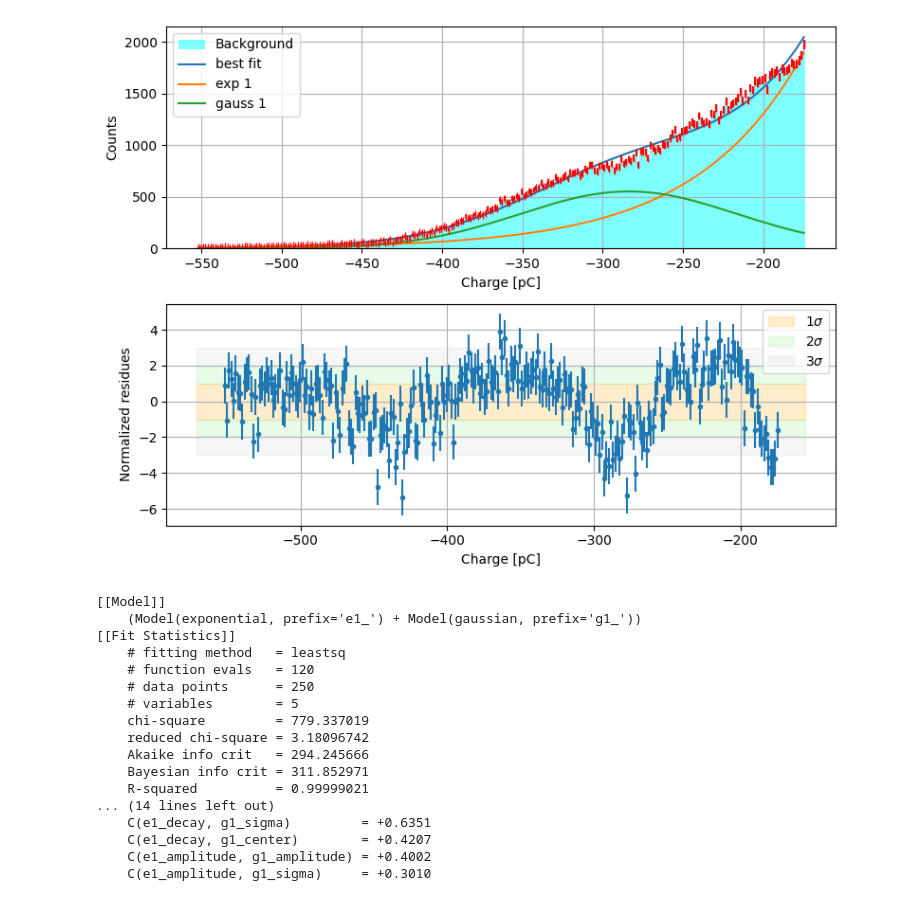
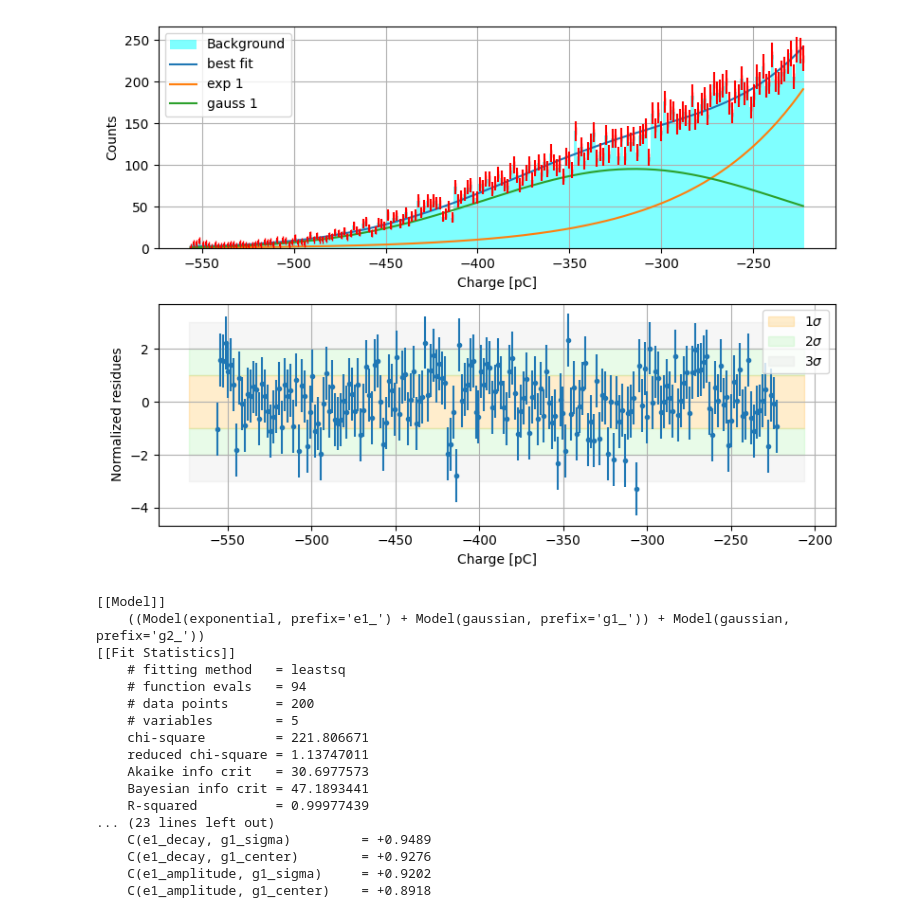
Before and after one commit to 0-DvD-0/Sfera, a Jupyter notebook: Jupyter/Fit completo.ipynb, the cells around one changed output. Drawn from its saved outputs; the diff is of its cells as text; code cells hidden in the pictures.

Commit message:
Fit completo ora funziona su molti canali. La Fermi Dirac non è implementata, non prende il Compton

```diff
--- a/Jupyter/Fit completo.ipynb
+++ b/Jupyter/Fit completo.ipynb
@@ -8,5 +6,5 @@ Welcome to JupyROOT 6.30/06
 # %%
-channel = 5
+channel = 7
 # %%
 #Tensione per considerare il segnale come saturato
 Vt = np.array([-1.3, -1.3, -1.3, -1.3, -1.3, -1.3, -1.5, -1.3,
@@ -22,10 +20,10 @@ Vt = Vt[channel]
 Q_max = Q_max[channel]
 Q_min = Q_min[channel]
 # %%
-PATH = '../Dati/21-03/Run_ch5_Cs_Measurements_Only_3_21_2024.root' #Percorso relativo del file da analizzare
+PATH = '../Dati/21-03/Run_ch' + str(channel) + '_Cs_Measurements_Only_3_21_2024_0000.root' #Percorso relativo del file da analizzare
 RunCs = uproot.open(PATH) #Apertura file da analizzare
 
-noise_file = '../Dati/Noises/ch' + str(channel) + '.root'  #File di rumore di riferimento per il canale
+noise_file = '../Dati/21-03/Run_ch' + str(channel) + '_X_Measurements_Only_3_21_2024_0000.root'  #File di rumore di riferimento per il canale
 RunNoise = uproot.open(noise_file)  #Apertura rumore
 # %%
 #Estrazione dati da file
@@ -64,9 +62,18 @@ print("#Noise ripulita su ch " + str(channel) + " = " + str(len(chargeN)))
 # %%
-Nbin = 250
-bin_lims = [int(Nbin *45 / 100), int(Nbin * 85 / 100)] #Scelgo gli estremi
+Nbin = 200
+bin_lims = [int(Nbin *45 / 100), int(Nbin * 80 / 100)] #Scelgo gli estremi
 _, edges, _ = plt.hist(chargeCs, bins = Nbin, color = "r")
 plt.clf()
 lims = [edges[bin_lims[0]], edges[bin_lims[1]]]
 binCs, edgesCs, _ = plt.hist(chargeCs, bins = Nbin, range = lims, color = "b", alpha = 0.5)
+centersCs = np.convolve(edgesCs, [0.5, 0.5], "valid")
+errCs = np.sqrt(binCs)
+
+plt.errorbar(centersCs, binCs, errCs, color = "red", fmt='|')
+plt.grid()
+plt.xlabel("Charge [pC]")
+plt.ylabel("Counts")
+plt.title("Rumore + sorgente")
+
 plt.show()
 # %% [output]
@@ -85,14 +101,27 @@ from lmfit.models import GaussianModel, ExponentialModel, ThermalDistributionMod
 # %%
-exp1 = ExponentialModel(prefix='e1_') #Esponenziale
-gauss1 = GaussianModel(prefix='g1_')  #Gaussiana
+exp1   = ExponentialModel(prefix='e1_') #Esponenziale
+gauss1 = GaussianModel(prefix='g1_')    #Gaussiana
+gauss2 = GaussianModel(prefix='g2_')    #Gaussiana
+fd1    = ThermalDistributionModel(form = "fermi", prefix = "fd1_") #Fermi Dirac
+
+
 
 params = exp1.guess(binN, x=centersN)           #Inizializzo i parametri dell'esponenziale
-params.update(gauss1.guess(binN, x=centersN))   #Aggiorno i parametri, aggiungendo la gaussiana
+params.update(gauss1.guess(binN, x=centersN))   #Indovina i parametri della prima gaussiana
+params.update(gauss2.make_params(amplitude = 0, center = -320, sigma = 25)) #Imposta la seconda gaussiana con A = 0 (necessario per primo fit)
+params.update(fd1.make_params(amplitude = 0, center = -200, kt = 0.01))     #Imposta la Fermi Dirac con A = 0 (necessario per primo fit)
 
-model = exp1 + gauss1  #Definisco il modello gaussiana + esponenziale
+params["g2_amplitude"].vary = False    #Blocco i parametri della seconda gaussiana e della
+params["g2_center"].vary = False       #Fermi Dirac: non servono nel primo fit
+params["g2_sigma"].vary = False
+params["fd1_amplitude"].vary = False
+params["fd1_center"].vary = False
+params["fd1_kt"].vary = False
+
+model = exp1 + gauss1 + gauss2 #+ fd1     #Per ora non usiamo la Fermi Dirac at all
 
 # Fit the model to the data
-result = model.fit(binN, params, x = centersN, weights = 1 / errN)
+result = model.fit(binN, params, x = centersN, weights = 1 / errN, nan_policy='omit')
 
 
 fig, (ax1, ax2) = plt.subplots(2, 1, figsize=(8, 6))
@@ -102,54 +131,55 @@ ax1.set_xlabel('Charge [pC]')
 ax1.set_ylabel('Counts')
 ax1.legend()
 
-comps = result.eval_components()                        #Plotto il best fit + le due componenti
+comps = result.eval_components()                        #Plotto il best fit + le componenti
 ax1.plot(centersN, result.best_fit, label='best fit')
 ax1.plot(centersN, comps['e1_'], label='exp 1')
 ax1.plot(centersN, comps['g1_'], label='gauss 1')
+
 
 ax1.legend()
 ax1.errorbar(centersN, binN, errN, color = "red", fmt='|')
 ax1.grid()
 
 residueN = binN - result.best_fit
 norm_resN = residueN / errN
 
 ax2.errorbar(centersN, norm_resN, 1, ls = "", marker = ".")
 ax2.grid()
 
 ax2.set_xlabel('Charge [pC]')
 ax2.set_ylabel('Normalized residues')
 
 xlim = ax2.get_xlim()
 
 ax2.fill_between(xlim, [-1, -1], [1, 1], color = "orange", alpha = 0.2, label = r'$1\sigma$')
 ax2.fill_between(xlim, [-2, -2], [-1, -1], color = "lightgreen", alpha = 0.2, label = r'$2\sigma$')
 ax2.fill_between(xlim, [1, 1], [2, 2], color = "lightgreen", alpha = 0.2)
 ax2.fill_between(xlim, [2, 2], [3, 3], color = "lightgray", alpha = 0.2, label = r'$3\sigma$')
 ax2.fill_between(xlim, [-3, -3], [-2, -2], color = "lightgray", alpha = 0.2)
 
 ax2.legend()
 fig.tight_layout()
 plt.show()
 
 # Print fit statistics and parameter values
 print(result.fit_report())
 # %% [output]
-[figure, old version]
+[figure, new version]
 [[Model]]
-    (Model(exponential, prefix='e1_') + Model(gaussian, prefix='g1_'))
+    ((Model(exponential, prefix='e1_') + Model(gaussian, prefix='g1_')) + Model(gaussian, prefix='g2_'))
 [[Fit Statistics]]
     # fitting method   = leastsq
-    # function evals   = 120
-    # data points      = 250
+    # function evals   = 94
+    # data points      = 200
     # variables        = 5
-    chi-square         = 779.337019
-    reduced chi-square = 3.18096742
-    Akaike info crit   = 294.245666
-    Bayesian info crit = 311.852971
-    R-squared          = 0.99999021
-... (14 lines left out)
-    C(e1_decay, g1_sigma)         = +0.6351
-    C(e1_decay, g1_center)        = +0.4207
-    C(e1_amplitude, g1_amplitude) = +0.4002
-    C(e1_amplitude, g1_sigma)     = +0.3010
+    chi-square         = 221.806671
+    reduced chi-square = 1.13747011
+    Akaike info crit   = 30.6977573
+    Bayesian info crit = 47.1893441
+    R-squared          = 0.99977439
+... (23 lines left out)
+    C(e1_decay, g1_sigma)         = +0.9489
+    C(e1_decay, g1_center)        = +0.9276
+    C(e1_amplitude, g1_sigma)     = +0.9202
+    C(e1_amplitude, g1_center)    = +0.8918
```
Also changed, not shown: parts of 6 cells of this notebook.
